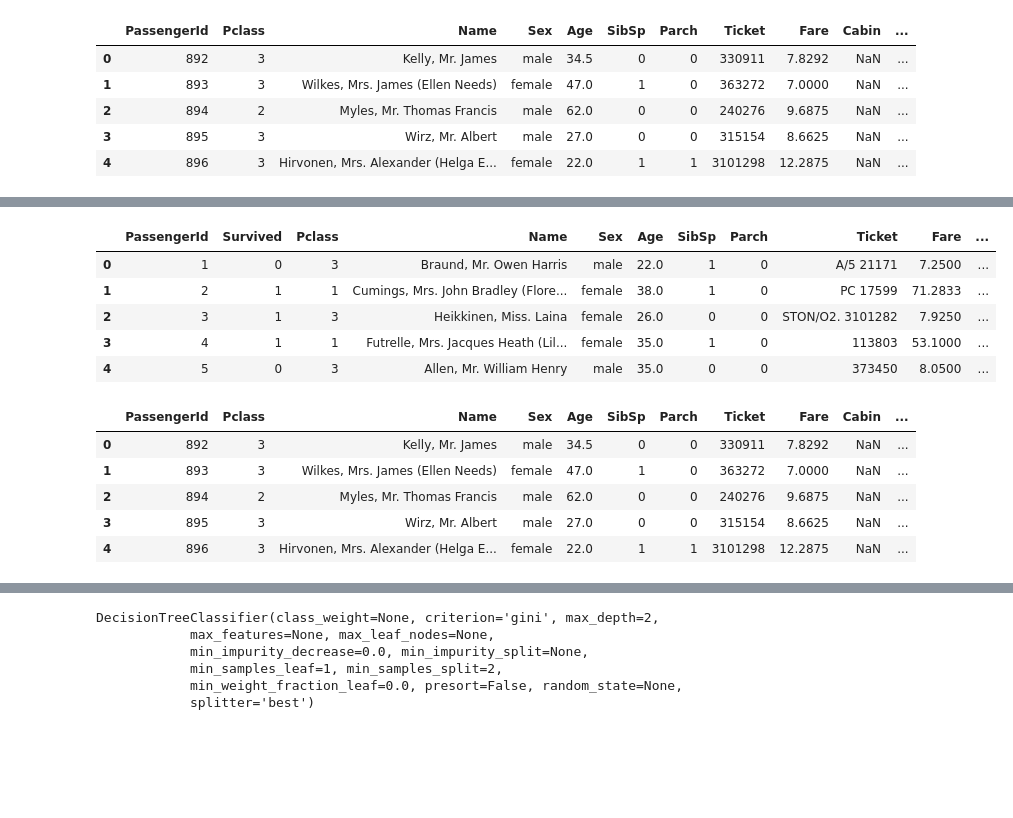
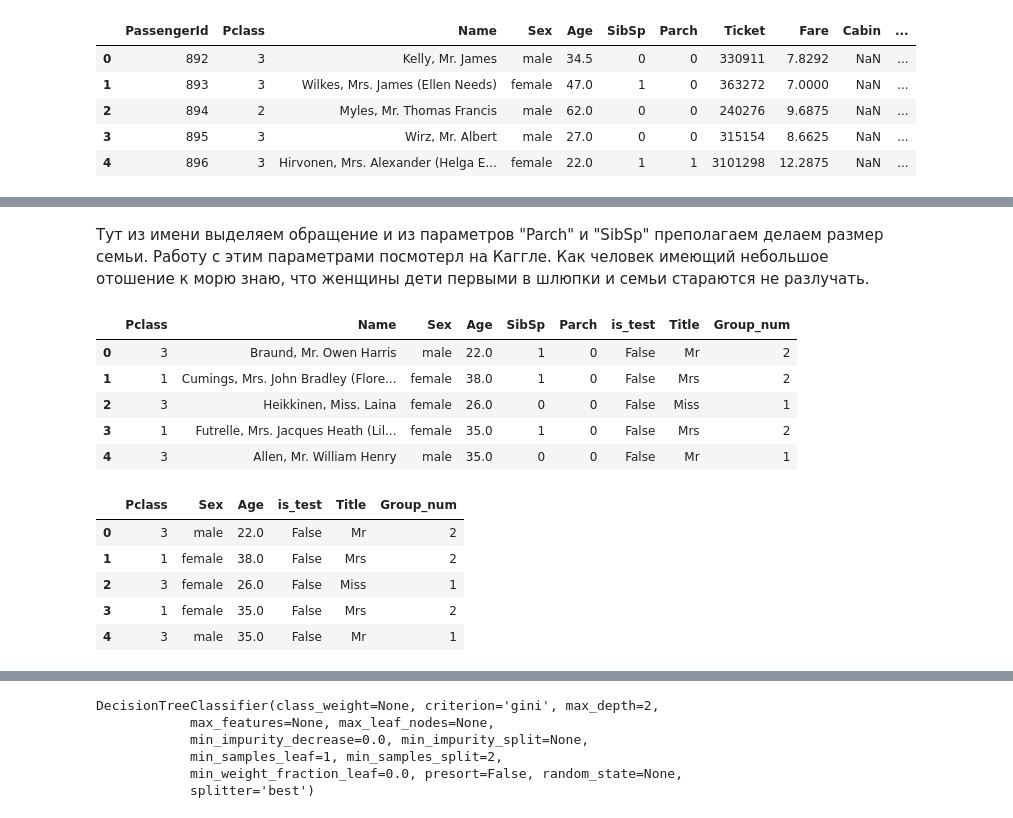
Before and after one commit to mstudzitsky/netololyhome2, a Jupyter notebook: home2.ipynb, the cells around one changed output, grey strips where cells are left out. Drawn from its saved outputs; the diff is of its cells as text; code cells hidden in the pictures; blank space fills up the shorter version.

```diff
--- a/home2.ipynb
+++ b/home2.ipynb
@@ -29,3 +29,12 @@ test.head()
 | 2 | 894 | 2 | Myles, Mr. Thomas Francis | male | 62.0 | 0 | 0 | 240276 | 9.6875 | NaN | ... |
 | 3 | 895 | 3 | Wirz, Mr. Albert | male | 27.0 | 0 | 0 | 315154 | 8.6625 | NaN | ... |
 | 4 | 896 | 3 | Hirvonen, Mrs. Alexander (Helga E... | female | 22.0 | 1 | 1 | 3101298 | 12.2875 | NaN | ... |
+# %%
+y_train = train.Survived
+train = train.drop(['PassengerId','Ticket','Fare','Cabin','Embarked','Survived'],axis=1)
+test = test.drop(['PassengerId','Ticket','Fare','Cabin','Embarked'],axis=1)
+train['is_test'] =  False
+test['is_test'] = True
+X_all = pd.concat([train,test],axis=0)
+X_all.index = range(len(X_all))
+X_all.head()
@@ -32,31 +48,29 @@ test.head()
+# %% [markdown]
+Тут из имени выделяем обращение и из параметров "Parch" и "SibSp" преполагаем делаем размер семьи.
+Работу с этим параметрами посмотерл на Каггле. Как человек имеющий небольшое отошение к морю знаю, что женщины  дети первыми в шлюпки и семьи стараются не разлучать.
 # %%
-pre = train[['Name']]
+pre = X_all[['Name']]
 title = pre['Name'].str.split(',').str[1].str.split('.').str[0]
-train['Title'] = title
-train['Group_num'] = train.Parch + train.SibSp + 1
+X_all['Title'] = title
+X_all['Group_num'] = X_all.Parch + X_all.SibSp + 1
 del pre
 del title
-train.head()
+X_all.head()
 # %% [output]
-|  | PassengerId | Survived | Pclass | Name | Sex | Age | SibSp | Parch | Ticket | Fare | ... |
-| 0 | 1 | 0 | 3 | Braund, Mr. Owen Harris | male | 22.0 | 1 | 0 | A/5 21171 | 7.2500 | ... |
-| 1 | 2 | 1 | 1 | Cumings, Mrs. John Bradley (Flore... | female | 38.0 | 1 | 0 | PC 17599 | 71.2833 | ... |
-| 2 | 3 | 1 | 3 | Heikkinen, Miss. Laina | female | 26.0 | 0 | 0 | STON/O2. 3101282 | 7.9250 | ... |
-| 3 | 4 | 1 | 1 | Futrelle, Mrs. Jacques Heath (Lil... | female | 35.0 | 1 | 0 | 113803 | 53.1000 | ... |
-| 4 | 5 | 0 | 3 | Allen, Mr. William Henry | male | 35.0 | 0 | 0 | 373450 | 8.0500 | ... |
+|  | Pclass | Name | Sex | Age | SibSp | Parch | is_test | Title | Group_num |
+| 0 | 3 | Braund, Mr. Owen Harris | male | 22.0 | 1 | 0 | False | Mr | 2 |
+| 1 | 1 | Cumings, Mrs. John Bradley (Flore... | female | 38.0 | 1 | 0 | False | Mrs | 2 |
+| 2 | 3 | Heikkinen, Miss. Laina | female | 26.0 | 0 | 0 | False | Miss | 1 |
+| 3 | 1 | Futrelle, Mrs. Jacques Heath (Lil... | female | 35.0 | 1 | 0 | False | Mrs | 2 |
+| 4 | 3 | Allen, Mr. William Henry | male | 35.0 | 0 | 0 | False | Mr | 1 |
-# %%
-pre = test[['Name']]
-title = pre['Name'].str.split(',').str[1].str.split('.').str[0]
-test['Title'] = title
-test['Group_num'] = train.Parch + train.SibSp + 1
-del pre
-del title
-test.head()
-# %% [output]
-|  | PassengerId | Pclass | Name | Sex | Age | SibSp | Parch | Ticket | Fare | Cabin | ... |
-| 0 | 892 | 3 | Kelly, Mr. James | male | 34.5 | 0 | 0 | 330911 | 7.8292 | NaN | ... |
-| 1 | 893 | 3 | Wilkes, Mrs. James (Ellen Needs) | female | 47.0 | 1 | 0 | 363272 | 7.0000 | NaN | ... |
-| 2 | 894 | 2 | Myles, Mr. Thomas Francis | male | 62.0 | 0 | 0 | 240276 | 9.6875 | NaN | ... |
-| 3 | 895 | 3 | Wirz, Mr. Albert | male | 27.0 | 0 | 0 | 315154 | 8.6625 | NaN | ... |
-| 4 | 896 | 3 | Hirvonen, Mrs. Alexander (Helga E... | female | 22.0 | 1 | 1 | 3101298 | 12.2875 | NaN | ... |
+# %%
+X_all = X_all.drop(['SibSp', 'Name','Parch'],axis=1)
+X_all.head()
+# %% [output]
+|  | Pclass | Sex | Age | is_test | Title | Group_num |
+| 0 | 3 | male | 22.0 | False | Mr | 2 |
+| 1 | 1 | female | 38.0 | False | Mrs | 2 |
+| 2 | 3 | female | 26.0 | False | Miss | 1 |
+| 3 | 1 | female | 35.0 | False | Mrs | 2 |
+| 4 | 3 | male | 35.0 | False | Mr | 1 |
 # %%
```
Also changed, not shown: parts of 22 cells of this notebook, 2 other files.
